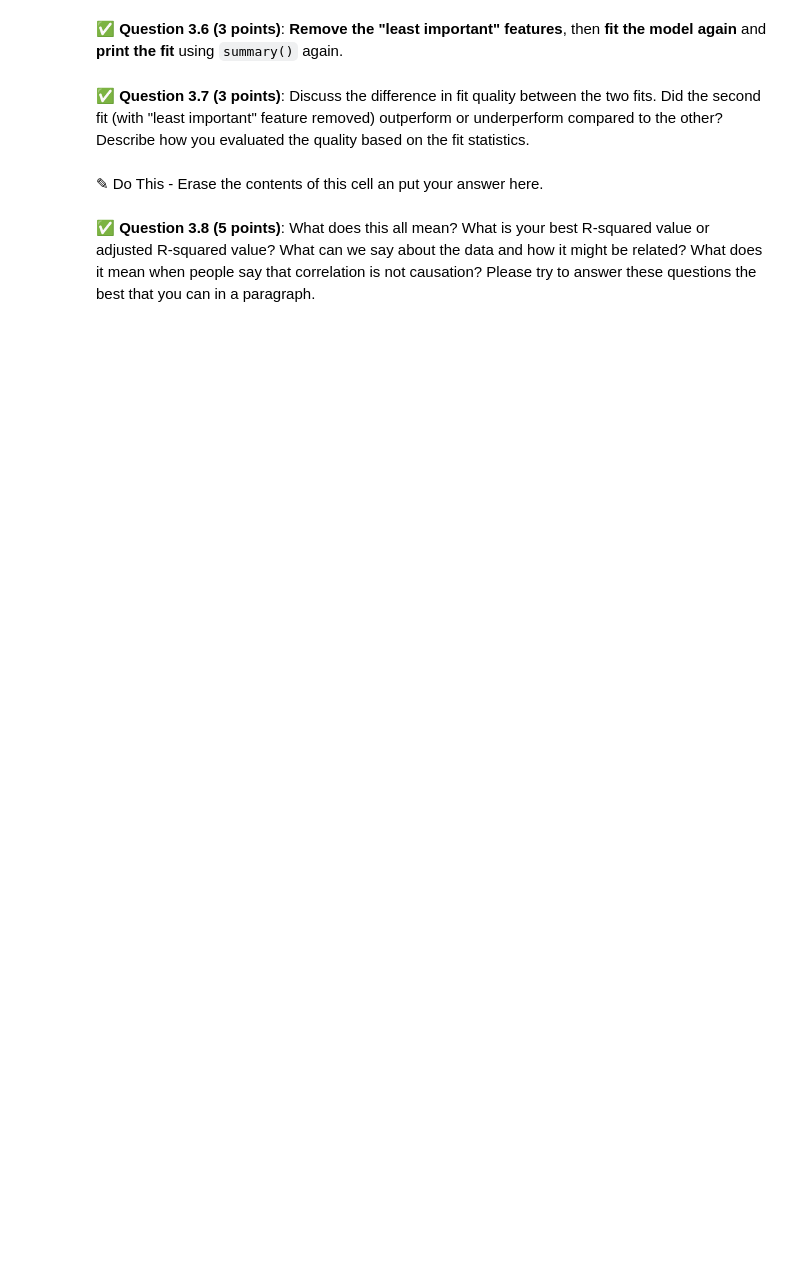
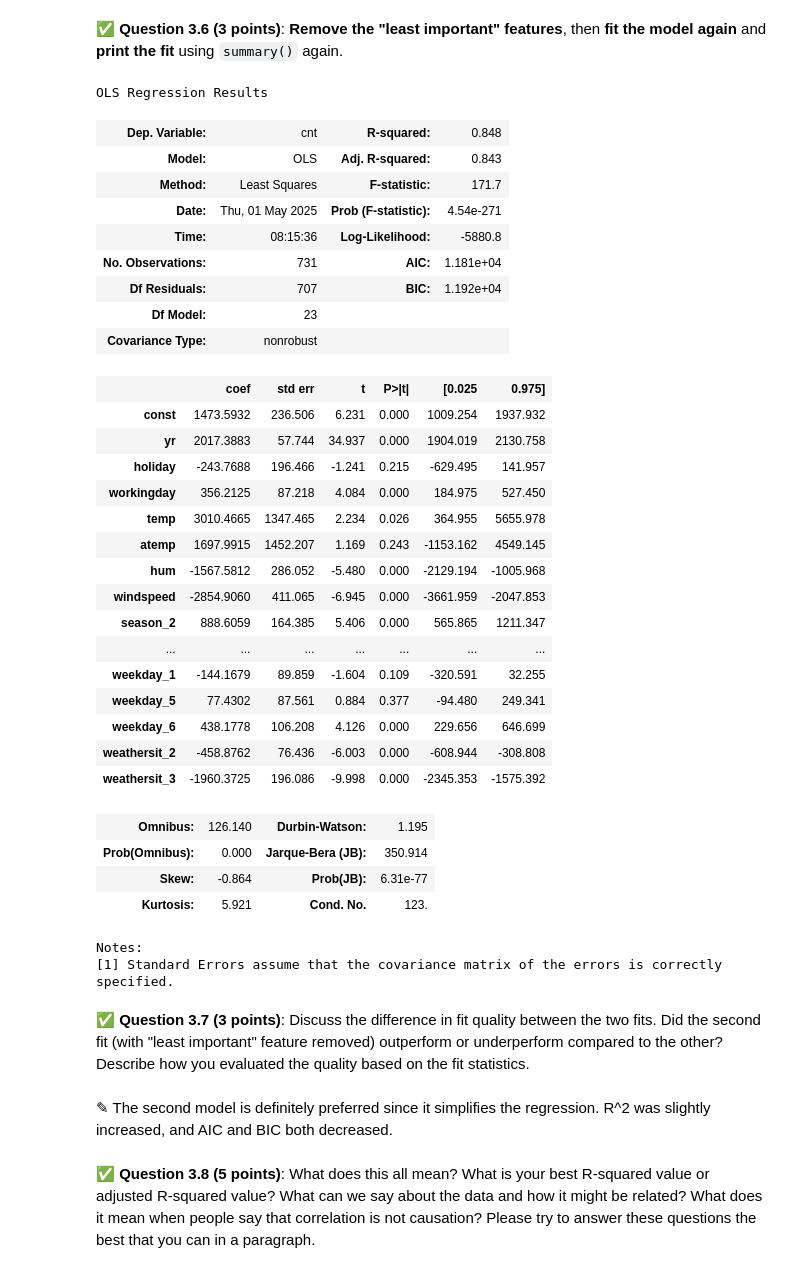
Before and after one commit to patrickw03/CMSE202-f25-turnin, a Jupyter notebook: Exams/Final/CMSE202-Final-SS25-Section001-STUDENT.ipynb, the cells around one changed output. Drawn from its saved outputs; the diff is of its cells as text; code cells hidden in the pictures; blank space fills up the shorter version.

```diff
--- a/Exams/Final/CMSE202-Final-SS25-Section001-STUDENT.ipynb
+++ b/Exams/Final/CMSE202-Final-SS25-Section001-STUDENT.ipynb
@@ -155,6 +253,55 @@ Now you will perform the actual fit.
+# %%
+import statsmodels.api as sm
+
+columns_to_drop = [
+    'mnth_7', 'mnth_11', 'mnth_12',
+    'weekday_2', 'weekday_3', 'weekday_4'
+]
+
+reduced_features = features.drop(columns=columns_to_drop)
+
+reduced_features_const = sm.add_constant(reduced_features)
+
+reduced_model = sm.OLS(labels, reduced_features_const)
+reduced_results = reduced_model.fit()
+
+reduced_results.summary()
+# %% [output]
+OLS Regression Results
+| Dep. Variable: | cnt | R-squared: | 0.848 |
+| Model: | OLS | Adj. R-squared: | 0.843 |
+| Method: | Least Squares | F-statistic: | 171.7 |
+| Date: | Thu, 01 May 2025 | Prob (F-statistic): | 4.54e-271 |
+| Time: | 08:15:36 | Log-Likelihood: | -5880.8 |
+| No. Observations: | 731 | AIC: | 1.181e+04 |
+| Df Residuals: | 707 | BIC: | 1.192e+04 |
+| Df Model: | 23 |  |  |
+| Covariance Type: | nonrobust |  |  |
+|  | coef | std err | t | P>|t| | [0.025 | 0.975] |
+| const | 1473.5932 | 236.506 | 6.231 | 0.000 | 1009.254 | 1937.932 |
+| yr | 2017.3883 | 57.744 | 34.937 | 0.000 | 1904.019 | 2130.758 |
+| holiday | -243.7688 | 196.466 | -1.241 | 0.215 | -629.495 | 141.957 |
+| workingday | 356.2125 | 87.218 | 4.084 | 0.000 | 184.975 | 527.450 |
+| temp | 3010.4665 | 1347.465 | 2.234 | 0.026 | 364.955 | 5655.978 |
+| atemp | 1697.9915 | 1452.207 | 1.169 | 0.243 | -1153.162 | 4549.145 |
+| hum | -1567.5812 | 286.052 | -5.480 | 0.000 | -2129.194 | -1005.968 |
+| windspeed | -2854.9060 | 411.065 | -6.945 | 0.000 | -3661.959 | -2047.853 |
+| season_2 | 888.6059 | 164.385 | 5.406 | 0.000 | 565.865 | 1211.347 |
+| ... | ... | ... | ... | ... | ... | ... |
+| weekday_1 | -144.1679 | 89.859 | -1.604 | 0.109 | -320.591 | 32.255 |
+| weekday_5 | 77.4302 | 87.561 | 0.884 | 0.377 | -94.480 | 249.341 |
+| weekday_6 | 438.1778 | 106.208 | 4.126 | 0.000 | 229.656 | 646.699 |
+| weathersit_2 | -458.8762 | 76.436 | -6.003 | 0.000 | -608.944 | -308.808 |
+| weathersit_3 | -1960.3725 | 196.086 | -9.998 | 0.000 | -2345.353 | -1575.392 |
+| Omnibus: | 126.140 | Durbin-Watson: | 1.195 |
+| Prob(Omnibus): | 0.000 | Jarque-Bera (JB): | 350.914 |
+| Skew: | -0.864 | Prob(JB): | 6.31e-77 |
+| Kurtosis: | 5.921 | Cond. No. | 123. |
+Notes:
+[1] Standard Errors assume that the covariance matrix of the errors is correctly specified.
 # %% [markdown]
 &#9989; **Question 3.7 (3 points)**: Discuss the difference in fit quality between the two fits. Did the second fit (with "least important" feature removed) outperform or underperform compared to the other? Describe how you evaluated the quality based on the fit statistics.
-# %% [markdown]
-<font size=+3>&#9998;</font> Do This - Erase the contents of this cell an put your answer here.
+# %% [markdown]
+<font size=+3>&#9998;</font> The second model is definitely preferred since it simplifies the regression. R^2 was slightly increased, and AIC and BIC both decreased.
 # %% [markdown]
 &#9989; **Question 3.8 (5 points)**: What does this all mean? What is your best R-squared value or adjusted R-squared value? What can we say about the data and how it might be related? What does it mean when people say that correlation is not causation? Please try to answer these questions the best that you can in a paragraph.
```
Also changed, not shown: parts of 16 cells of this notebook.
